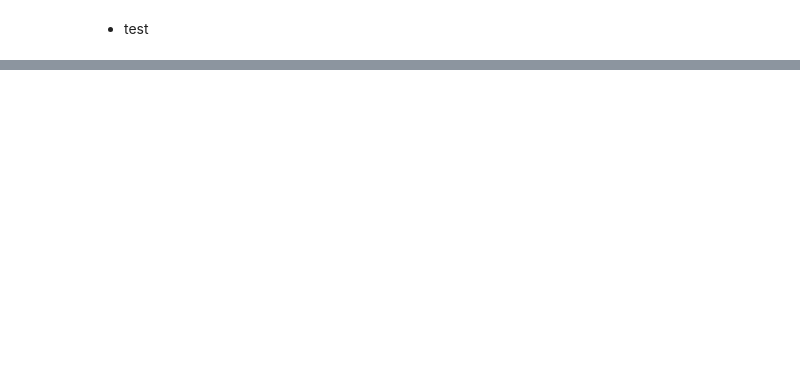
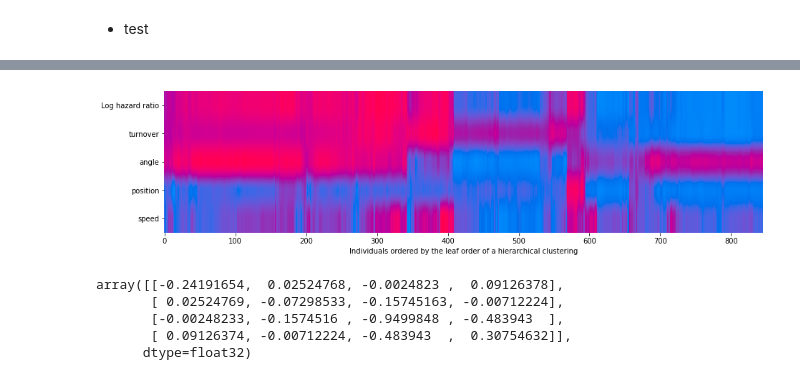
Before and after one commit to ByeonggeonGo/AWAC_code_practice, a Jupyter notebook: xgb_crossent_cartpole.ipynb, the cells around one changed output, grey strips where cells are left out. Cells and saved outputs as stored; diff of their text form; code cells hidden in the pictures; blank space fills up the shorter version.

```diff
--- a/xgb_crossent_cartpole.ipynb
+++ b/xgb_crossent_cartpole.ipynb
@@ -225,0 +284,33 @@ fig.tight_layout()
+# %%
+clustOrder = hclust_order(shap_values)
+
+col_inds = np.argsort(-np.abs(shap_values).mean(0))[:]
+
+col_list = []
+for i in col_inds:
+  col_list = col_list + [feat_space[i]]
+
+
+
+
+shap_normed = shap_values.copy()
+for i in col_inds:
+    shap_normed[:,i] -= shap_normed[:,i].min()
+    shap_normed[:,i] /= shap_normed[:,i].max()
+
+f = pl.figure(figsize=(15,20))
+total = shap_values[clustOrder,:].sum(1)
+total -= total.min()
+total /= total.max()
+pl.imshow(np.vstack([total, shap_normed[clustOrder,:][:,col_inds].T]), aspect=40, cmap=shap.plots.colors.red_blue)
+pl.yticks(np.arange(len(col_inds)+1))
+pl.gca().set_yticklabels(["Log hazard ratio"] + col_list)
+pl.gca().spines['right'].set_visible(False)
+pl.gca().spines['left'].set_visible(False)
+pl.gca().spines['top'].set_visible(False)
+pl.gca().spines['bottom'].set_visible(False)
+pl.xlabel("Individuals ordered by the leaf order of a hierarchical clustering")
+#pl.savefig("raw_figures/nhanes_heatmap.pdf", dpi=400)
+pl.show()
+# %% [output]
+[figure, added]
@@ -225,0 +319,8 @@ fig.tight_layout()
+# %%
+shap_interaction_values[0]
+# %% [output]
+array([[-0.24191654,  0.02524768, -0.0024823 ,  0.09126378],
+       [ 0.02524769, -0.07298533, -0.15745163, -0.00712224],
+       [-0.00248233, -0.1574516 , -0.9499848 , -0.483943  ],
+       [ 0.09126374, -0.00712224, -0.483943  ,  0.30754632]],
+      dtype=float32)
```
Also changed, not shown: parts of 15 cells of this notebook.
